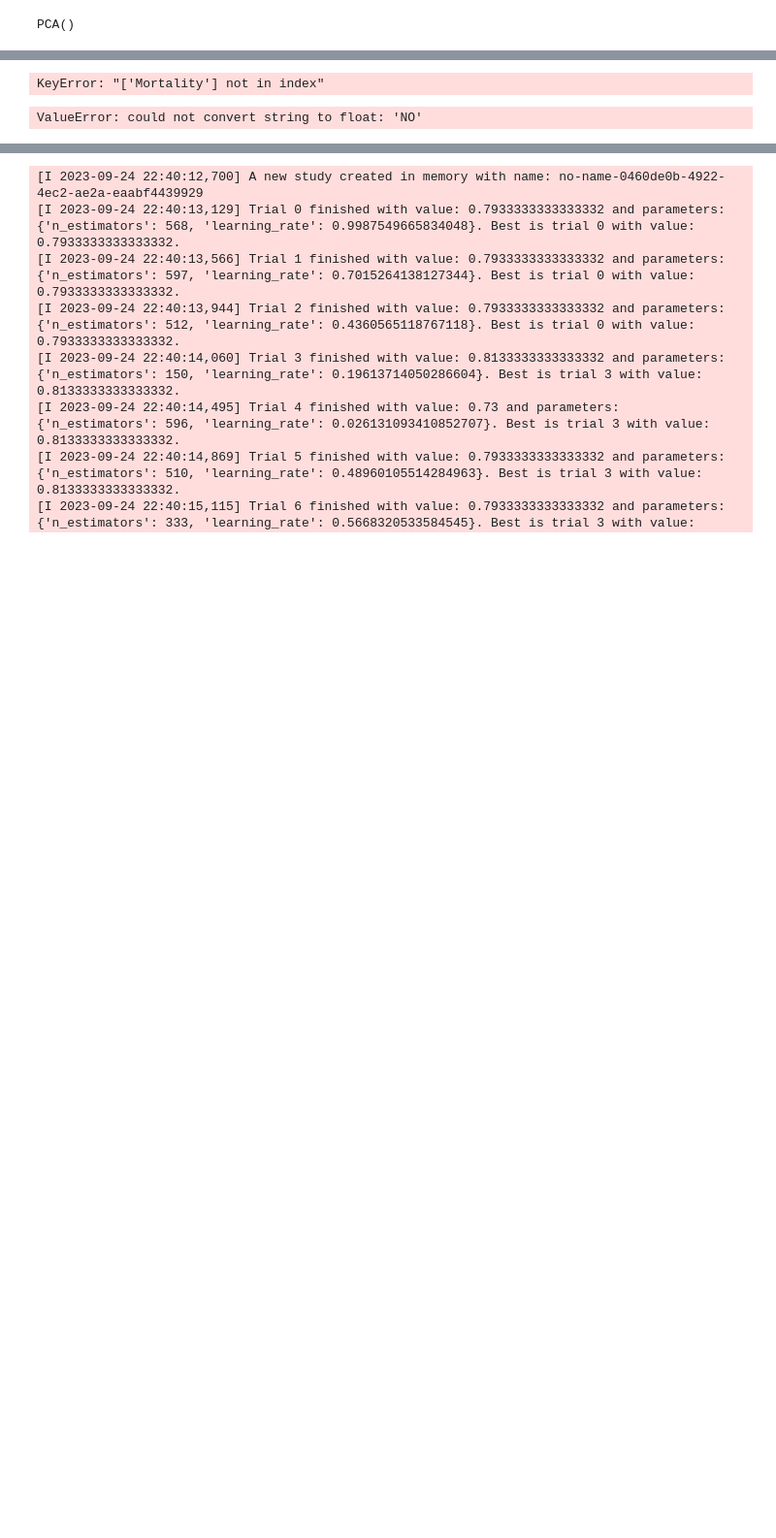
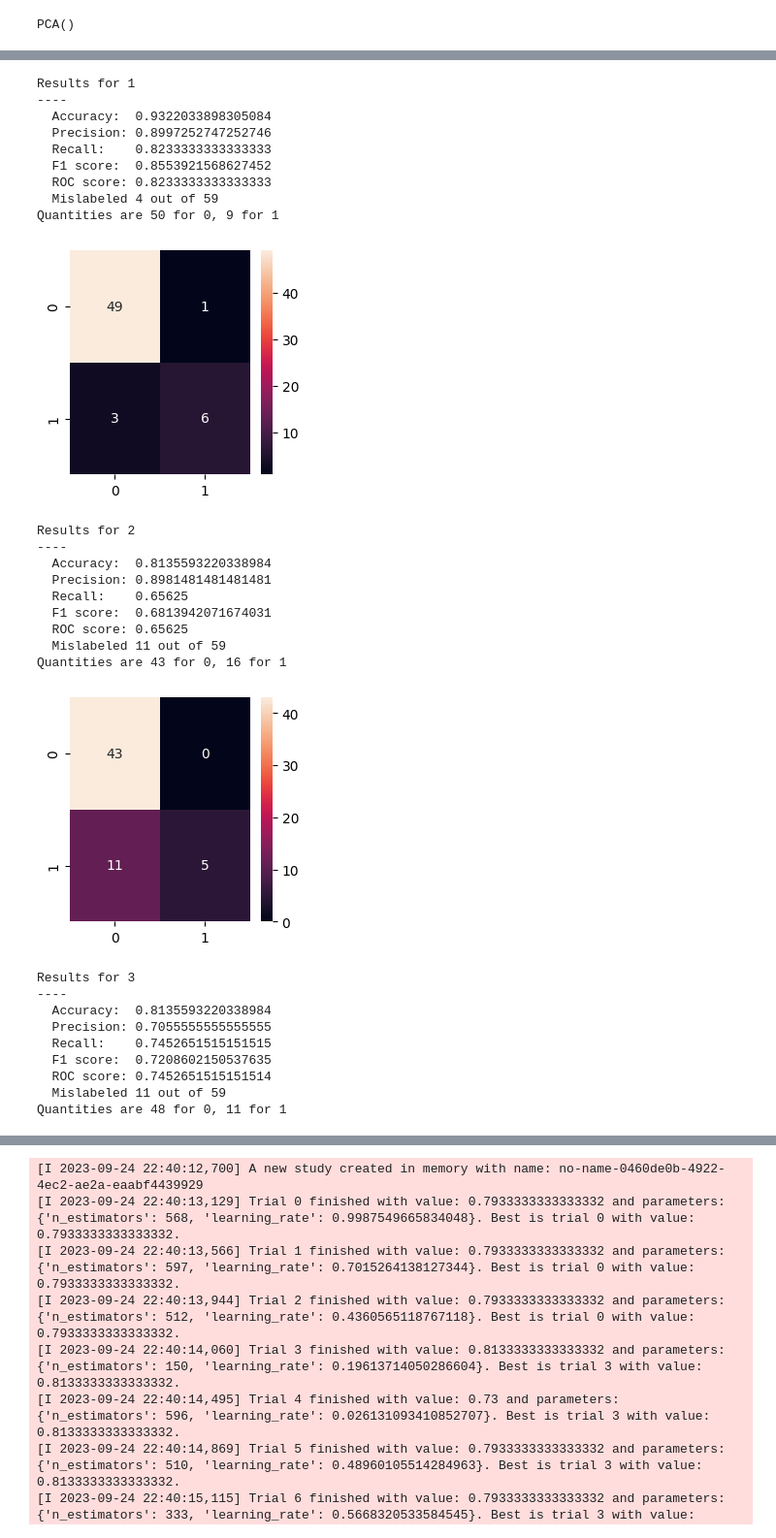
Before and after one commit to miladziekanowska/heart-failure-classification, a Jupyter notebook: Heart_failure_EDA_Modeling.ipynb, the cells around one changed output, grey strips where cells are left out. Shown at 97% size. Saved outputs shown, nothing was run; the diff lists cells and outputs as text; code cells hidden in the pictures; blank space fills up the shorter version.

```diff
--- a/Heart_failure_EDA_Modeling.ipynb
+++ b/Heart_failure_EDA_Modeling.ipynb
@@ -435,5 +440,10 @@ memory usage: 70.1 KB
 # %%
+# firstly let's create some useful functions
+
 def calculate_metrics(target, prediction, average='macro'):
+    '''
+    With this function we generate all metrics we want to check for classification problem
+    '''
     accuracy = accuracy_score(target, prediction)
     precision = precision_score(target, prediction, average=average, zero_division = 0)
     recall = recall_score(target, prediction, average=average)
@@ -444,6 +454,9 @@ def calculate_metrics(target, prediction, average='macro'):
     return accuracy, precision, recall, f1, roc, mislabeled, total
 
 def print_results(metrics, classifier_id='classifier'):
+    '''
+    With this function we are printing all the metrics
+    '''
     print(f'Results for {classifier_id}')
     print('----')
     print(f'  Accuracy:  {metrics[0]}')
@@ -452,15 +465,26 @@ def print_results(metrics, classifier_id='classifier'):
     print(f'  F1 score:  {metrics[3]}')
     print(f'  ROC score: {metrics[4]}')
     print(f'  Mislabeled {metrics[5]} out of {metrics[6]}')
-    print('\n')
 
-def get_classes(y):
+
+def get_binary_classes(y):
+    '''
+    With this function we print out the original proporions of 0 and 1 in the subset
+    '''
     zeros = len([x for x in y if x == 0])
     ones = len([x for x in y if x == 1])
     print(f'Quantities are {zeros} for 0, {ones} for 1')
+    print('\n')
+
+def get_confusion_matrix(y, y_pred):
+    '''
+    This function returns a visualization of a confusion matrix
+    '''
+    fig, ax = plt.subplots(figsize=(3,3))
+    cm = confusion_matrix(y, y_pred)
+    ax = sns.heatmap(cm, annot = True, fmt = 'd')
+    plt.show()
 # %%
-y = df.pop('Mortality') #dependent variable
-X = df[significant_columns] # independent variables
+y = df.pop('Mortality') # target
+X = df
-# %% [output]
-KeyError: "['Mortality'] not in index"
 # %%
@@ -471,31 +495,53 @@ X_train, X_test, y_train, y_test = train_test_split(X, y,
                                                    stratify=y
                                                    )
 # %%
-from sklearn.ensemble import AdaBoostClassifier
-from sklearn.model_selection import KFold
-from sklearn.metrics import confusion_matrix
-
 kfoldcv = KFold(n_splits=5,
                 shuffle=True,
                 random_state=42
                )
 
-
+# let's try on vanilla AdaBoost
 for n, (train, val) in enumerate(kfoldcv.split(X_train, y_train), 1):
     X_train_fold, y_train_fold = X.iloc[train], y.iloc[train]
     X_val_fold, y_val_fold = X.iloc[val], y.iloc[val]
 
     X_train_scaled = scaler.fit_transform(X_train_fold)
     X_val_scaled = scaler.fit_transform(X_val_fold)
 
-    rfc = AdaBoostClassifier()
-    rfc.fit(X_train_scaled, y_train_fold)
-    y_pred = rfc.predict(X_val_scaled)
+    abc = AdaBoostClassifier()
+    abc.fit(X_train_scaled, y_train_fold)
+    y_pred = abc.predict(X_val_scaled)
 
     print_results(calculate_metrics(y_val_fold, y_pred), classifier_id=n)
     get_classes(y_val_fold)
-    cm = confusion_matrix(y_val_fold, y_pred)
-    sns.heatmap(cm, annot = True, fmt = 'd')
-    plt.show()
+    get_confusion_matrix(y_val_fold, y_pred)
 # %% [output]
-ValueError: could not convert string to float: 'NO'
+Results for 1
+----
+  Accuracy:  0.9322033898305084
+  Precision: 0.8997252747252746
+  Recall:    0.8233333333333333
+  F1 score:  0.8553921568627452
+  ROC score: 0.8233333333333333
+  Mislabeled 4 out of 59
+Quantities are 50 for 0, 9 for 1
+[figure, added]
+Results for 2
+----
+  Accuracy:  0.8135593220338984
+  Precision: 0.8981481481481481
+  Recall:    0.65625
+  F1 score:  0.6813942071674031
+  ROC score: 0.65625
+  Mislabeled 11 out of 59
+Quantities are 43 for 0, 16 for 1
+[figure, added]
+Results for 3
+----
+  Accuracy:  0.8135593220338984
+  Precision: 0.7055555555555555
+  Recall:    0.7452651515151515
+  F1 score:  0.7208602150537635
+  ROC score: 0.7452651515151514
+  Mislabeled 11 out of 59
+Quantities are 48 for 0, 11 for 1
```
Also changed, not shown: parts of 39 cells of this notebook.
